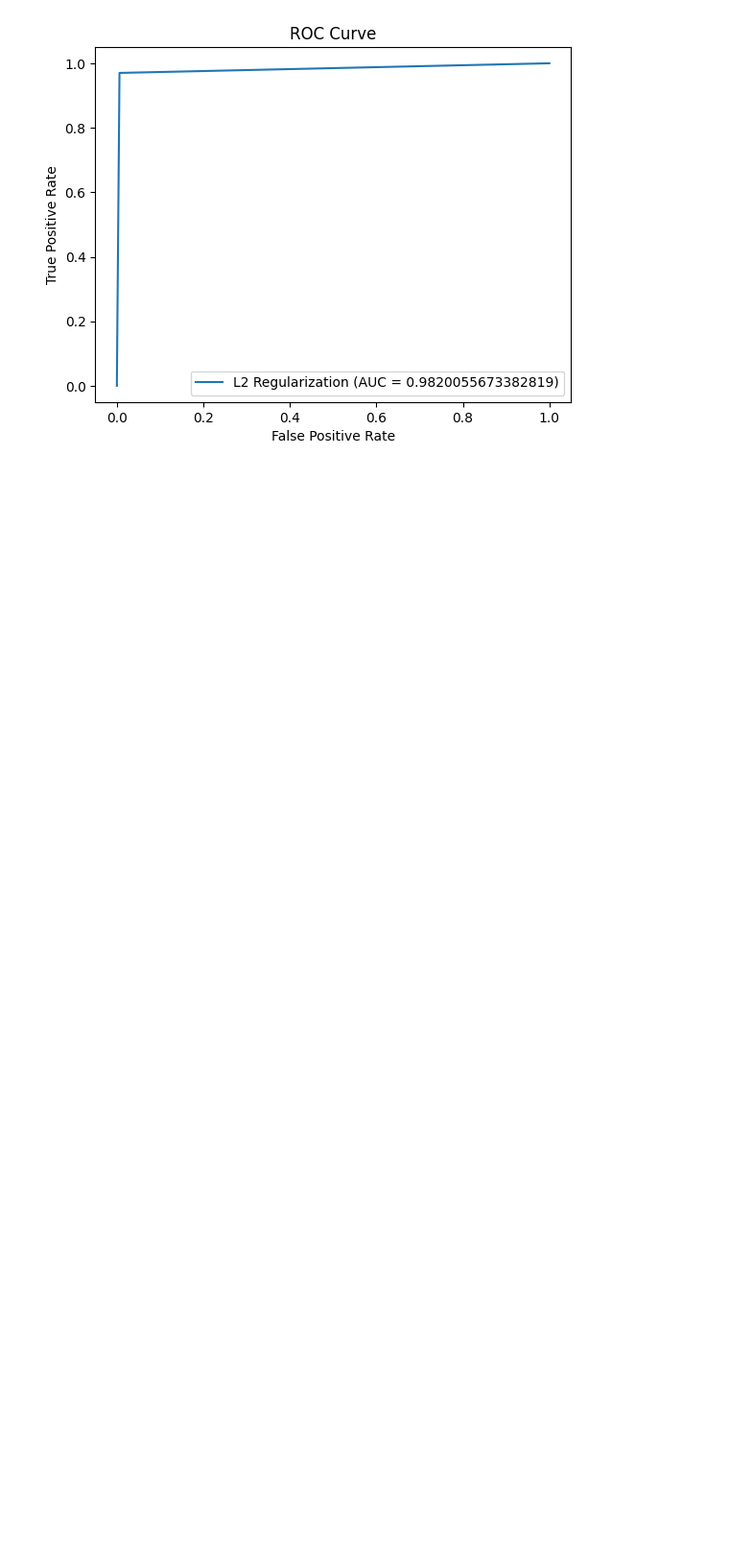
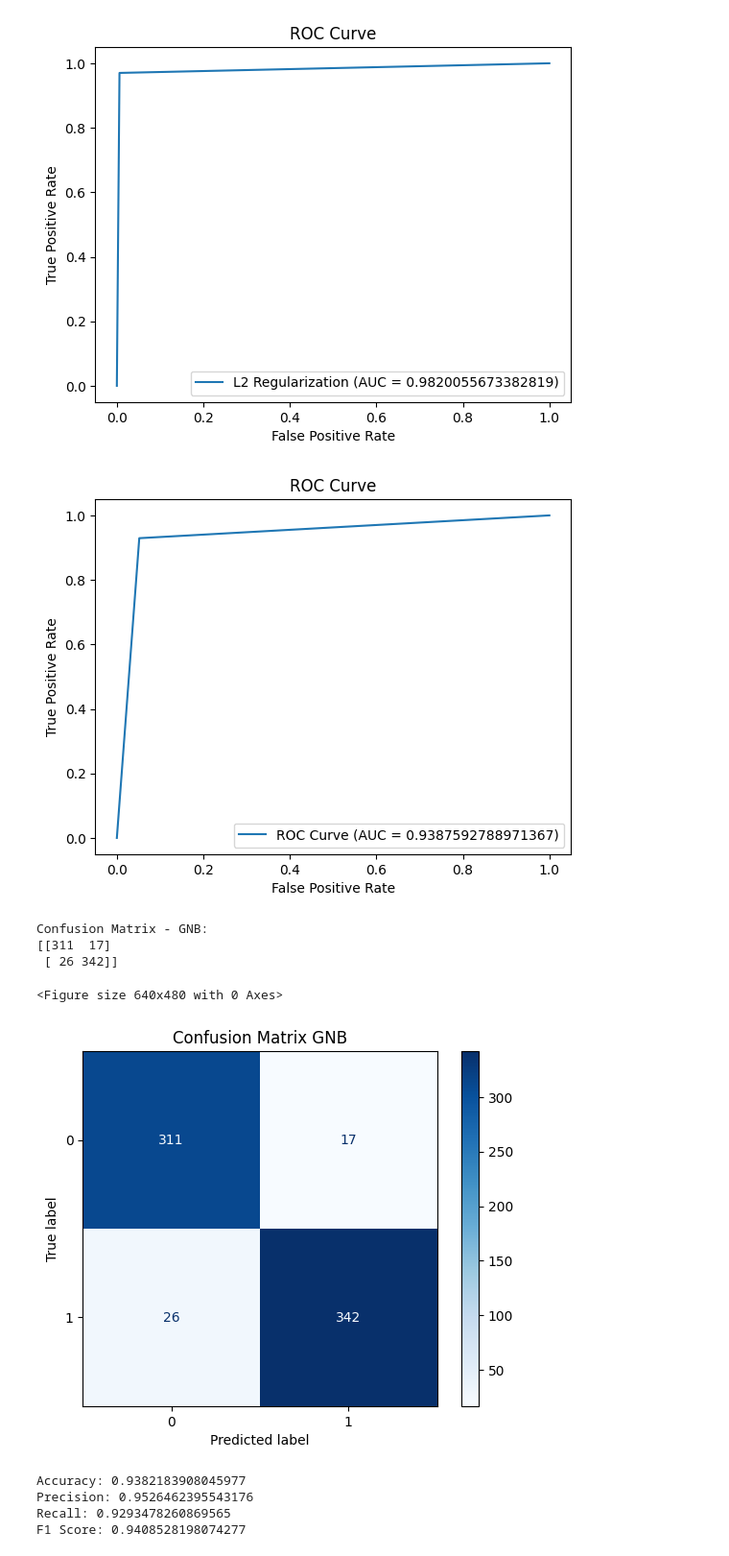
Before and after one commit to vidhishah9/News-Articles-Classification, a Jupyter notebook: ece219Project1.ipynb, the cells around one changed output. Shown at 96% size. Cells and saved outputs as stored; diff of their text form; code cells hidden in the pictures; blank space fills up the shorter version.

```diff
--- a/ece219Project1.ipynb
+++ b/ece219Project1.ipynb
@@ -542,3 +544,61 @@ Confusion Matrix - L2:
 <Figure size 640x480 with 0 Axes>
 [figure]
 [figure]
+# %%
+from sklearn.naive_bayes import GaussianNB
+
+# Gaussian Naive Bayes
+gnb = GaussianNB()
+gnb.fit(X_train_tfidf.toarray(), y_train_encoded)
+
+# Predict labels
+y_pred_gnb = gnb.predict(X_test_tfidf.toarray())
+
+# Calculate Performance Metrics
+accuracy_gnb = metrics.accuracy_score(y_test_encoded, y_pred_gnb)
+precision_gnb = metrics.precision_score(y_test_encoded, y_pred_gnb)
+recall_gnb = metrics.recall_score(y_test_encoded, y_pred_gnb)
+f1_score_gnb = metrics.f1_score(y_test_encoded, y_pred_gnb)
+
+# Calculate ROC curve and AUC
+fpr_gnb, tpr_gnb, thresholds_gnb = metrics.roc_curve(y_test_encoded, y_pred_gnb)
+auc_gnb = metrics.roc_auc_score(y_test_encoded, y_pred_gnb)
+
+# Plot ROC curve
+plt.figure()
+plt.plot(fpr_gnb, tpr_gnb, label=f'ROC Curve (AUC = {auc_gnb})')
+plt.xlabel('False Positive Rate')
+plt.ylabel('True Positive Rate')
+plt.title('ROC Curve')
+plt.legend()
+plt.show()
+
+# Calculate confusion matrix
+conf_matrix_gnb = metrics.confusion_matrix(y_test_encoded, y_pred_gnb)
+
+# Plot confusion matrix
+print('Confusion Matrix - GNB:')
+print(conf_matrix_gnb)
+
+plt.figure()
+disp = ConfusionMatrixDisplay(conf_matrix_gnb)
+disp.plot(cmap='Blues')
+plt.title('Confusion Matrix GNB')
+plt.show()
+
+# Print performance metrics
+print('Accuracy:', accuracy_gnb)
+print('Precision:', precision_gnb)
+print('Recall:', recall_gnb)
+print('F1 Score:', f1_score_gnb)
+# %% [output]
+[figure, added]
+Confusion Matrix - GNB:
+[[311  17]
+ [ 26 342]]
+<Figure size 640x480 with 0 Axes>
+[figure, added]
+Accuracy: 0.9382183908045977
+Precision: 0.9526462395543176
+Recall: 0.9293478260869565
+F1 Score: 0.9408528198074277
```
Also changed, not shown: parts of 13 cells of this notebook.
